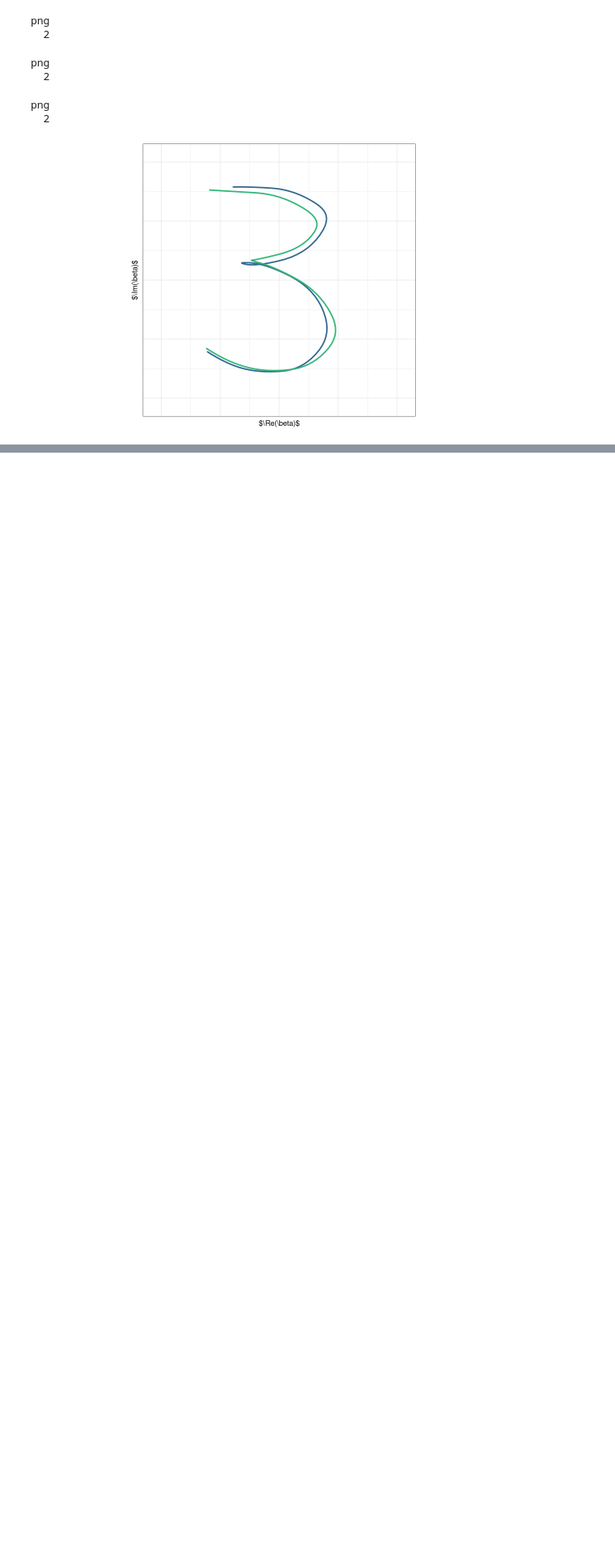
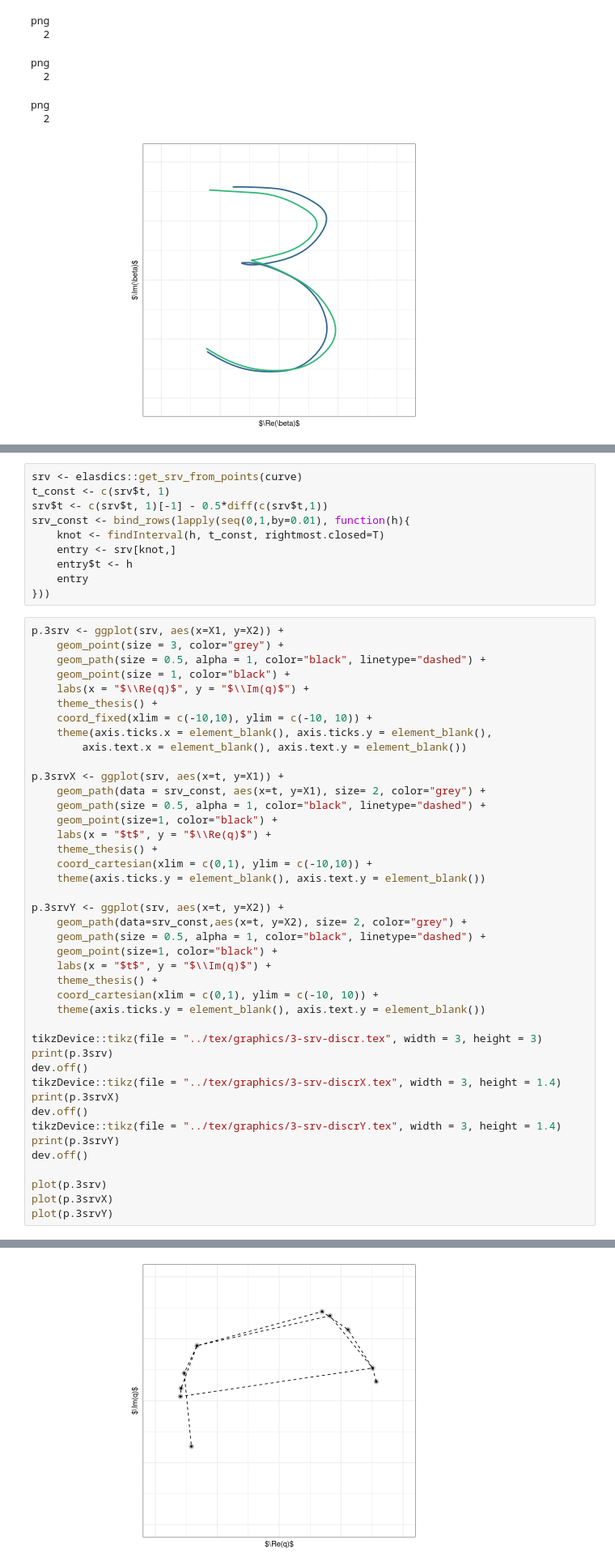
Before and after one commit to mpff/masterthesis, a Jupyter notebook: notebooks/Thesis_Plots.ipynb, the cells around one changed output, grey strips where cells are left out. Shown at 81% size. Saved outputs shown, nothing was run; the diff lists cells and outputs as text; blank space fills up the shorter version.

```diff
--- a/notebooks/Thesis_Plots.ipynb
+++ b/notebooks/Thesis_Plots.ipynb
@@ -484,0 +546,53 @@ png
+# %%
+srv <- elasdics::get_srv_from_points(curve)
+t_const <- c(srv$t, 1)
+srv$t <- c(srv$t, 1)[-1] - 0.5*diff(c(srv$t,1))
+srv_const <- bind_rows(lapply(seq(0,1,by=0.01), function(h){
+    knot <- findInterval(h, t_const, rightmost.closed=T)
+    entry <- srv[knot,]
+    entry$t <- h
+    entry
+}))
+# %%
+p.3srv <- ggplot(srv, aes(x=X1, y=X2)) +
+    geom_point(size = 3, color="grey") +
+    geom_path(size = 0.5, alpha = 1, color="black", linetype="dashed") +
+    geom_point(size = 1, color="black") +
+    labs(x = "$\\Re(q)$", y = "$\\Im(q)$") +
+    theme_thesis() +
+    coord_fixed(xlim = c(-10,10), ylim = c(-10, 10)) +
+    theme(axis.ticks.x = element_blank(), axis.ticks.y = element_blank(),
+        axis.text.x = element_blank(), axis.text.y = element_blank())
+
+p.3srvX <- ggplot(srv, aes(x=t, y=X1)) +
+    geom_path(data = srv_const, aes(x=t, y=X1), size= 2, color="grey") +
+    geom_path(size = 0.5, alpha = 1, color="black", linetype="dashed") +
+    geom_point(size=1, color="black") +
+    labs(x = "$t$", y = "$\\Re(q)$") +
+    theme_thesis() +
+    coord_cartesian(xlim = c(0,1), ylim = c(-10,10)) +
+    theme(axis.ticks.y = element_blank(), axis.text.y = element_blank())
+
+p.3srvY <- ggplot(srv, aes(x=t, y=X2)) +
+    geom_path(data=srv_const,aes(x=t, y=X2), size= 2, color="grey") +
+    geom_path(size = 0.5, alpha = 1, color="black", linetype="dashed") +
+    geom_point(size=1, color="black") +
+    labs(x = "$t$", y = "$\\Im(q)$") +
+    theme_thesis() +
+    coord_cartesian(xlim = c(0,1), ylim = c(-10, 10)) +
+    theme(axis.ticks.y = element_blank(), axis.text.y = element_blank())
+
+tikzDevice::tikz(file = "../tex/graphics/3-srv-discr.tex", width = 3, height = 3)
+print(p.3srv)
+dev.off()
+tikzDevice::tikz(file = "../tex/graphics/3-srv-discrX.tex", width = 3, height = 1.4)
+print(p.3srvX)
+dev.off()
+tikzDevice::tikz(file = "../tex/graphics/3-srv-discrY.tex", width = 3, height = 1.4)
+print(p.3srvY)
+dev.off()
+
+plot(p.3srv)
+plot(p.3srvX)
+plot(p.3srvY)
+# %% [output]
@@ -484,0 +605 @@ png
+[figure, added]
```
Also changed, not shown: parts of 13 cells of this notebook, 26 other files.
